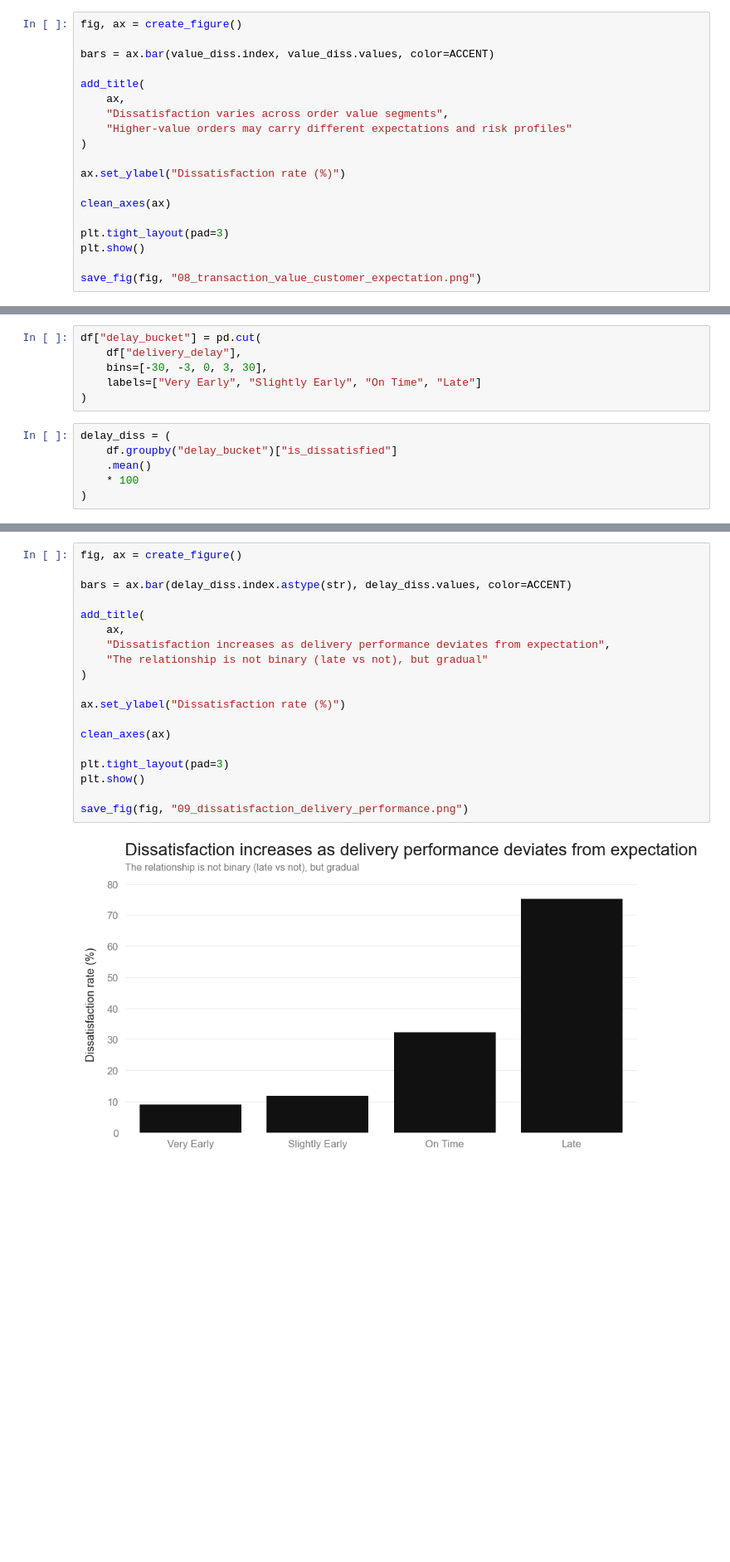
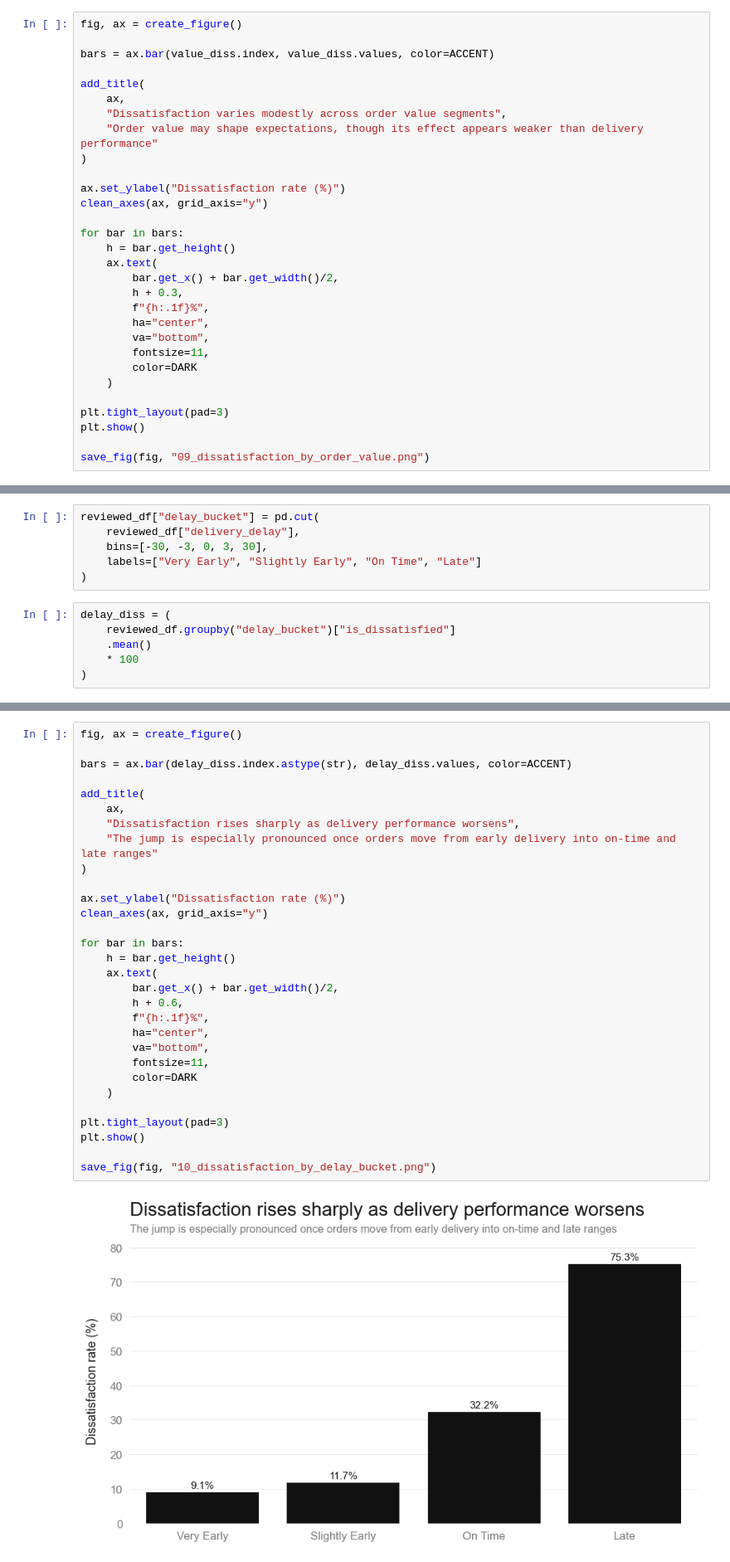
Before and after one commit to rachelv2/ecommerce-cx-dissatisfaction-prediction, a Jupyter notebook: notebooks/02_eda.ipynb, the cells around one changed output, grey strips where cells are left out. Shown at 83% size. Cells and saved outputs as stored; diff of their text form; blank space fills up the shorter version.

```diff
--- a/notebooks/02_eda.ipynb
+++ b/notebooks/02_eda.ipynb
@@ -490,16 +461,27 @@ bars = ax.bar(value_diss.index, value_diss.values, color=ACCENT)
 
 add_title(
     ax,
-    "Dissatisfaction varies across order value segments",
-    "Higher-value orders may carry different expectations and risk profiles"
+    "Dissatisfaction varies modestly across order value segments",
+    "Order value may shape expectations, though its effect appears weaker than delivery performance"
 )
 
 ax.set_ylabel("Dissatisfaction rate (%)")
+clean_axes(ax, grid_axis="y")
 
-clean_axes(ax)
+for bar in bars:
+    h = bar.get_height()
+    ax.text(
+        bar.get_x() + bar.get_width()/2,
+        h + 0.3,
+        f"{h:.1f}%",
+        ha="center",
+        va="bottom",
+        fontsize=11,
+        color=DARK
+    )
 
 plt.tight_layout(pad=3)
 plt.show()
 
-save_fig(fig, "08_transaction_value_customer_expectation.png")
+save_fig(fig, "09_dissatisfaction_by_order_value.png")
 # %% [output]
@@ -509,12 +491,12 @@ Higher-value orders show slightly different dissatisfaction patterns, suggesting
 # %%
-df["delay_bucket"] = pd.cut(
-    df["delivery_delay"],
+reviewed_df["delay_bucket"] = pd.cut(
+    reviewed_df["delivery_delay"],
     bins=[-30, -3, 0, 3, 30],
     labels=["Very Early", "Slightly Early", "On Time", "Late"]
 )
 # %%
 delay_diss = (
-    df.groupby("delay_bucket")["is_dissatisfied"]
+    reviewed_df.groupby("delay_bucket")["is_dissatisfied"]
     .mean()
     * 100
 )
@@ -523,22 +505,33 @@ delay_diss = (
 # %%
 fig, ax = create_figure()
 
 bars = ax.bar(delay_diss.index.astype(str), delay_diss.values, color=ACCENT)
 
 add_title(
     ax,
-    "Dissatisfaction increases as delivery performance deviates from expectation",
-    "The relationship is not binary (late vs not), but gradual"
+    "Dissatisfaction rises sharply as delivery performance worsens",
+    "The jump is especially pronounced once orders move from early delivery into on-time and late ranges"
 )
 
 ax.set_ylabel("Dissatisfaction rate (%)")
+clean_axes(ax, grid_axis="y")
 
-clean_axes(ax)
+for bar in bars:
+    h = bar.get_height()
+    ax.text(
+        bar.get_x() + bar.get_width()/2,
+        h + 0.6,
+        f"{h:.1f}%",
+        ha="center",
+        va="bottom",
+        fontsize=11,
+        color=DARK
+    )
 
 plt.tight_layout(pad=3)
 plt.show()
 
-save_fig(fig, "09_dissatisfaction_delivery_performance.png")
+save_fig(fig, "10_dissatisfaction_by_delay_bucket.png")
 # %% [output]
-[figure, old version]
+[figure, new version]
 # %% [markdown]
```
Also changed, not shown: parts of 67 cells of this notebook, 26 other files.
